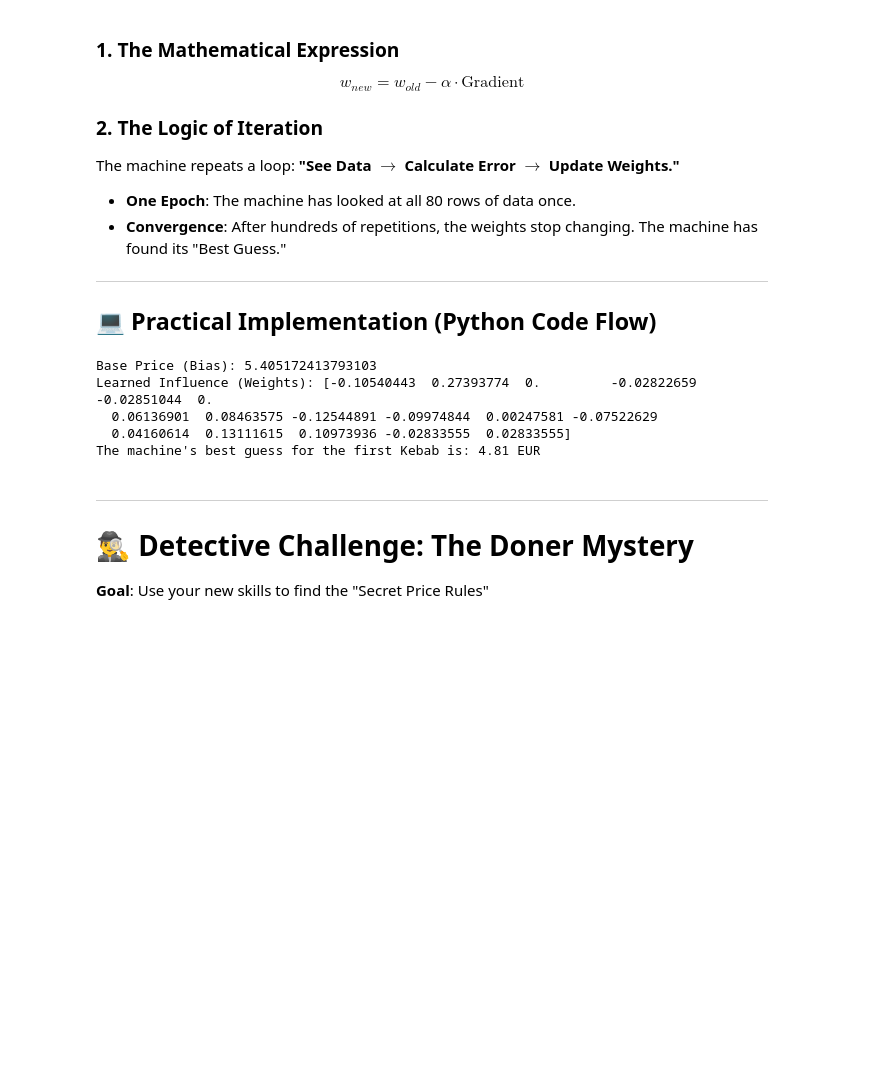
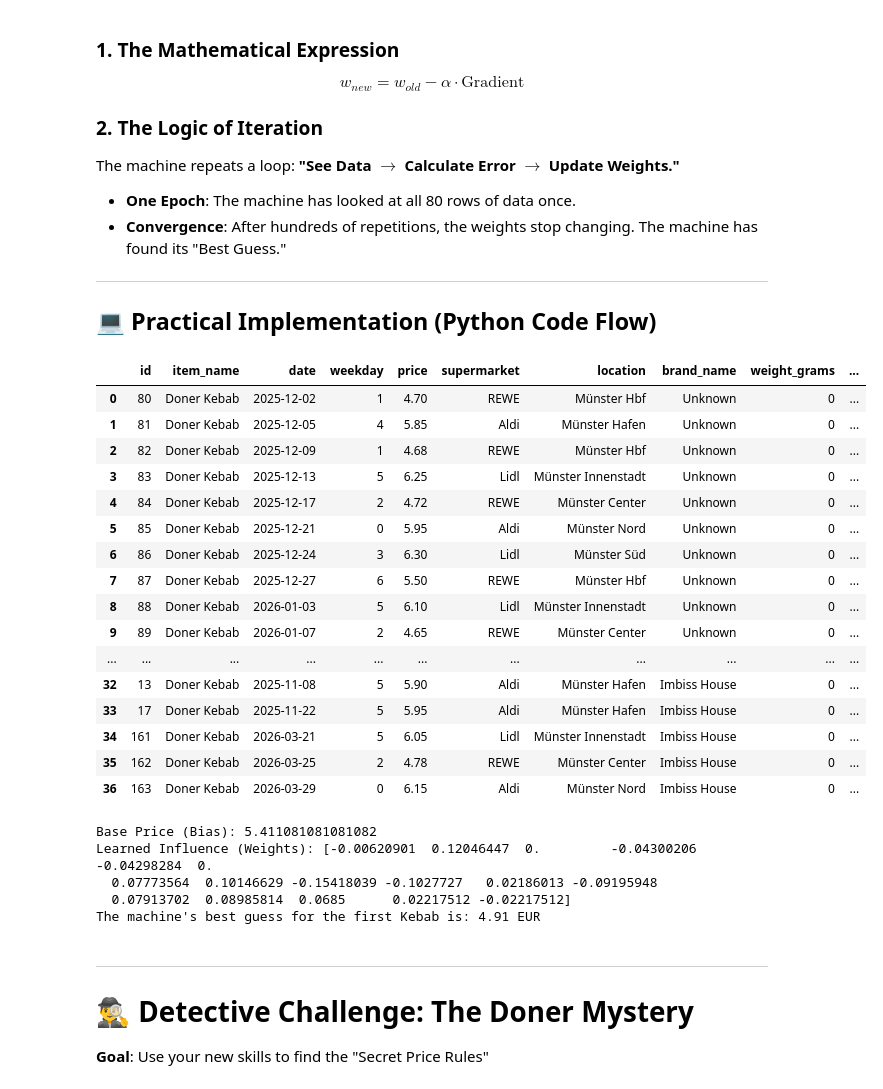
Before and after one commit to adelacky-de/Donerpricer, a Jupyter notebook: Helper_notes/2.1 ML_Donerpricer.ipynb, the cells around one changed output. Drawn from its saved outputs; the diff is of its cells as text; code cells hidden in the pictures; blank space fills up the shorter version.

Commit message:
Exclude Data folder from tracking and commit other changes

```diff
--- a/Helper_notes/ML_Donerpricer.ipynb
+++ b/Helper_notes/2.1 ML_Donerpricer.ipynb
@@ -97,39 +97,56 @@ import database
 
 # 1. Prepare Ingredients (Feature Engineering)
 # Convert text to 0s and 1s (One-Hot Encoding)
 data = database.get_prices_by_item_and_brand("Doner Kebab")
 data = data.fillna(0)
-#display(data)
+display(data)
 X = pd.get_dummies(data.drop(columns=['price', 'date']))
 y = data['price']
 
 # 2. Fairness Training (Feature Scaling)
 # Math: z = (x - μ) / σ
 # We shrink all numbers (e.g., 2000m vs 7 days) to a similar scale so Lambda is fair
 scaler = StandardScaler()
 X_scaled = scaler.fit_transform(X)
 
 # 3. Automatic Lambda Search (Finding the Sweet Spot)
 # CV=5 means 5-fold cross-validation; the machine takes 5 exams to find the best λ
 model = RidgeCV(alphas=[0.1, 1.0, 10.0], cv=5)
 
 # 4. Train Model (Iteration Begins)
 # This line triggers the gradient descent and weight updates!
 model.fit(X_scaled, y)
 
 # 5. Output Results (Reading the Machine's Brain)
 print(f"Base Price (Bias): {model.intercept_}")
 print(f"Learned Influence (Weights): {model.coef_}")
 
 # 6. The prediction result
 final_prediction = model.predict(X_scaled)
 print(f"The machine's best guess for the first Kebab is: {final_prediction[0]:.2f} EUR")
 # %% [output]
+|  | id | item_name | date | weekday | price | supermarket | location | brand_name | weight_grams | ... |
+| 0 | 80 | Doner Kebab | 2025-12-02 | 1 | 4.70 | REWE | Münster Hbf | Unknown | 0 | ... |
+| 1 | 81 | Doner Kebab | 2025-12-05 | 4 | 5.85 | Aldi | Münster Hafen | Unknown | 0 | ... |
+| 2 | 82 | Doner Kebab | 2025-12-09 | 1 | 4.68 | REWE | Münster Hbf | Unknown | 0 | ... |
+| 3 | 83 | Doner Kebab | 2025-12-13 | 5 | 6.25 | Lidl | Münster Innenstadt | Unknown | 0 | ... |
+| 4 | 84 | Doner Kebab | 2025-12-17 | 2 | 4.72 | REWE | Münster Center | Unknown | 0 | ... |
+| 5 | 85 | Doner Kebab | 2025-12-21 | 0 | 5.95 | Aldi | Münster Nord | Unknown | 0 | ... |
+| 6 | 86 | Doner Kebab | 2025-12-24 | 3 | 6.30 | Lidl | Münster Süd | Unknown | 0 | ... |
+| 7 | 87 | Doner Kebab | 2025-12-27 | 6 | 5.50 | REWE | Münster Hbf | Unknown | 0 | ... |
+| 8 | 88 | Doner Kebab | 2026-01-03 | 5 | 6.10 | Lidl | Münster Innenstadt | Unknown | 0 | ... |
+| 9 | 89 | Doner Kebab | 2026-01-07 | 2 | 4.65 | REWE | Münster Center | Unknown | 0 | ... |
+| ... | ... | ... | ... | ... | ... | ... | ... | ... | ... | ... |
+| 32 | 13 | Doner Kebab | 2025-11-08 | 5 | 5.90 | Aldi | Münster Hafen | Imbiss House | 0 | ... |
+| 33 | 17 | Doner Kebab | 2025-11-22 | 5 | 5.95 | Aldi | Münster Hafen | Imbiss House | 0 | ... |
+| 34 | 161 | Doner Kebab | 2026-03-21 | 5 | 6.05 | Lidl | Münster Innenstadt | Imbiss House | 0 | ... |
+| 35 | 162 | Doner Kebab | 2026-03-25 | 2 | 4.78 | REWE | Münster Center | Imbiss House | 0 | ... |
+| 36 | 163 | Doner Kebab | 2026-03-29 | 0 | 6.15 | Aldi | Münster Nord | Imbiss House | 0 | ... |
-Base Price (Bias): 5.405172413793103
-Learned Influence (Weights): [-0.10540443  0.27393774  0.         -0.02822659 -0.02851044  0.
-  0.06136901  0.08463575 -0.12544891 -0.09974844  0.00247581 -0.07522629
-  0.04160614  0.13111615  0.10973936 -0.02833555  0.02833555]
-The machine's best guess for the first Kebab is: 4.81 EUR
+Base Price (Bias): 5.411081081081082
+Learned Influence (Weights): [-0.00620901  0.12046447  0.         -0.04300206 -0.04298284  0.
+  0.07773564  0.10146629 -0.15418039 -0.1027727   0.02186013 -0.09195948
+  0.07913702  0.08985814  0.0685      0.02217512 -0.02217512]
+The machine's best guess for the first Kebab is: 4.91 EUR
 # %% [markdown]
 -----
 
```
Also changed, not shown: 15 other files.
